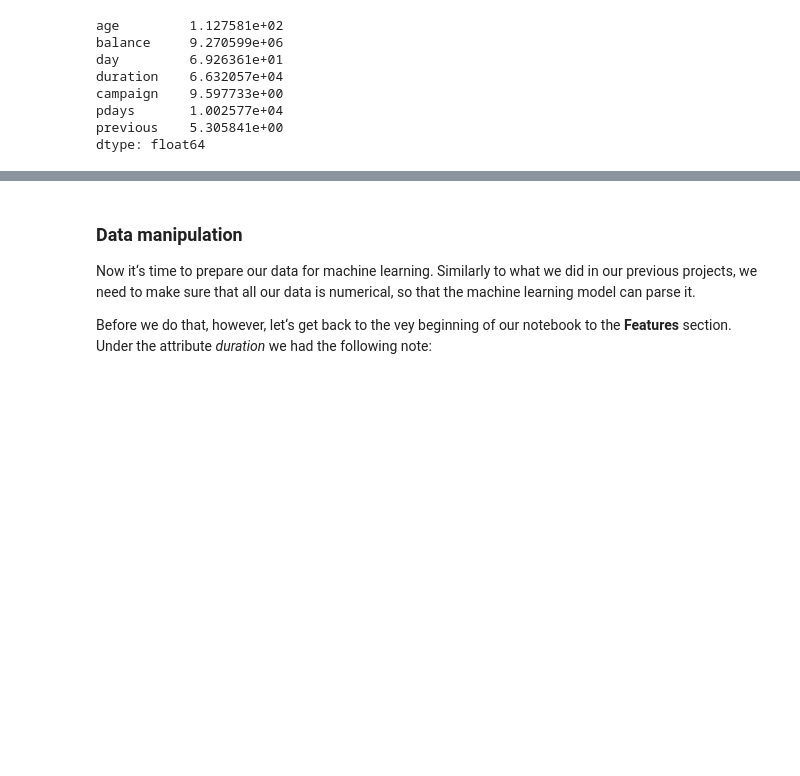
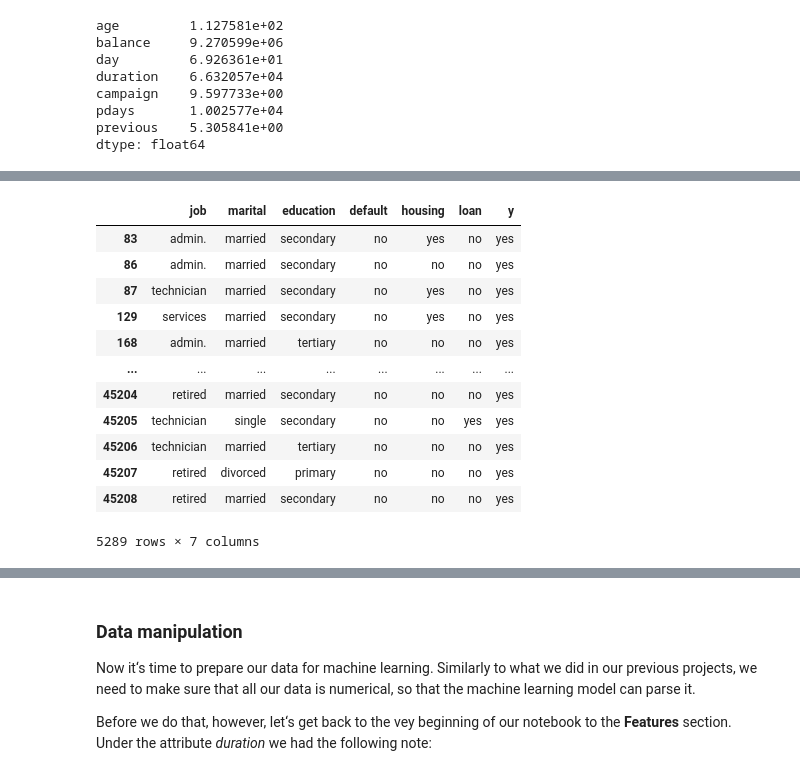
Before and after one commit to Coyote-Schmoyote/marketing-analysis-project, a Jupyter notebook: marketing_analysis_project.ipynb, the cells around one changed output, grey strips where cells are left out. Cells and saved outputs as stored; diff of their text form; code cells hidden in the pictures; blank space fills up the shorter version.

```diff
--- a/marketing_analysis_project.ipynb
+++ b/marketing_analysis_project.ipynb
@@ -340,0 +335,18 @@ Calculate the number of people who apply for a deposit and the number of people
+# %%
+# make a df of only people who applied
+yes_df = data.loc[data["y"] == "yes"]
+yes_df.drop(["age", "balance", "day", "contact", "month", "duration", "campaign", "pdays", "previous", "poutcome"], axis=1)
+# %% [output]
+|  | job | marital | education | default | housing | loan | y |
+| 83 | admin. | married | secondary | no | yes | no | yes |
+| 86 | admin. | married | secondary | no | no | no | yes |
+| 87 | technician | married | secondary | no | yes | no | yes |
+| 129 | services | married | secondary | no | yes | no | yes |
+| 168 | admin. | married | tertiary | no | no | no | yes |
+| ... | ... | ... | ... | ... | ... | ... | ... |
+| 45204 | retired | married | secondary | no | no | no | yes |
+| 45205 | technician | single | secondary | no | no | yes | yes |
+| 45206 | technician | married | tertiary | no | no | no | yes |
+| 45207 | retired | divorced | primary | no | no | no | yes |
+| 45208 | retired | married | secondary | no | no | no | yes |
+5289 rows × 7 columns
```
Also changed, not shown: parts of 13 cells of this notebook.
